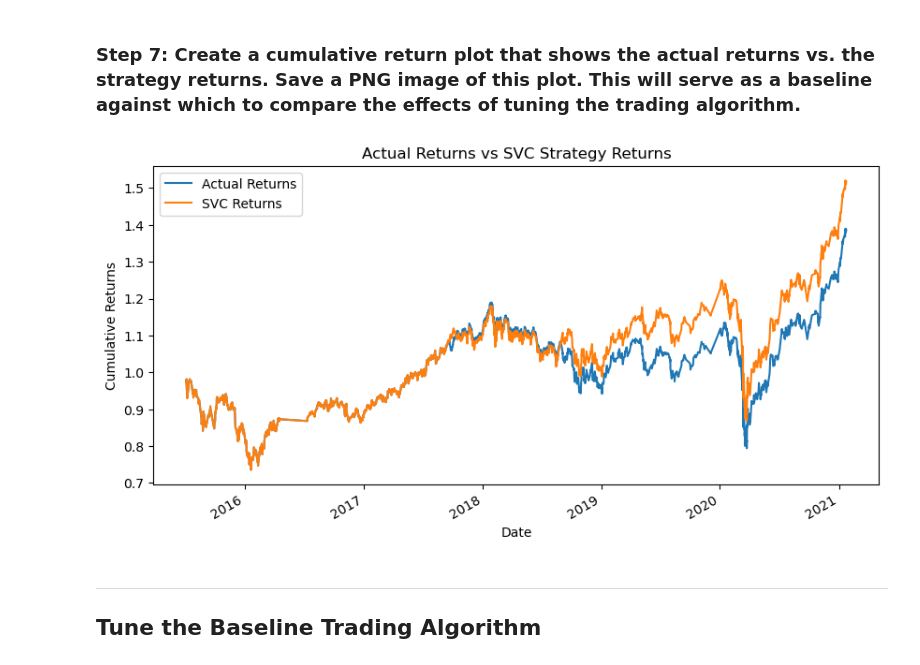
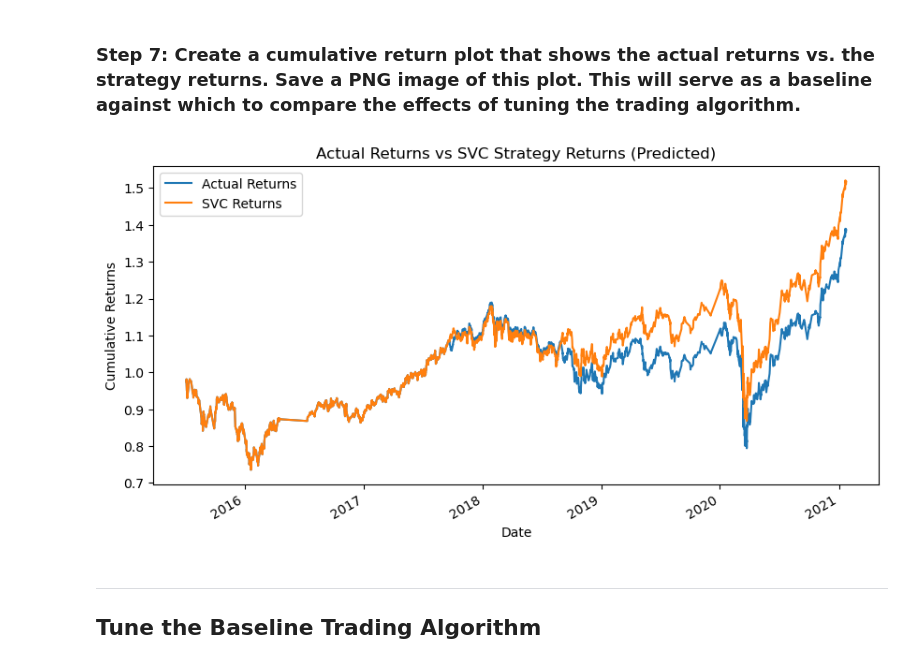
Before and after one commit to LUTOV001/14.AlgoTrading, a Jupyter notebook: machine_learning_trading_bot.ipynb, the cells around one changed output. Saved outputs shown, nothing was run; the diff lists cells and outputs as text; code cells hidden in the pictures.

```diff
--- a/machine_learning_trading_bot.ipynb
+++ b/machine_learning_trading_bot.ipynb
@@ -381,7 +379,7 @@ Report saved to ./Results/svc_report.txt
 svc_predictions_df = pd.DataFrame(index= X_test.index)
 
 # Add the SVM model predictions to the DataFrame
-svc_predictions_df['SVC Predicted Signal'] = svm_pred
+svc_predictions_df['SVC Predicted Signal'] = svc_pred
 
 # Add the actual returns to the DataFrame
 svc_predictions_df['Actual Returns'] = signals_df['Actual Returns']
@@ -412,21 +410,21 @@ display(svc_predictions_df.tail())
 # %%
 # Plot the actual returns versus the strategy returns
 
 svcfig, ax = plt.subplots(figsize=(10, 5))
 (1 + svc_predictions_df[["Actual Returns", "SVC Returns"]]).cumprod().plot(ax=ax)
 
 # Set plot title and labels
-ax.set_title('Actual Returns vs SVC Strategy Returns')
+ax.set_title('Actual Returns vs SVC Strategy Returns (Predicted)')
 ax.set_xlabel('Date')
 ax.set_ylabel('Cumulative Returns')
 
 # Save the plot as a PNG file
 plt.savefig('./Results/svc_returns_plot.png')
 
 # Display the plot
 plt.show()
 # %% [output]
-[figure, old version]
+[figure, new version]
 # %% [markdown]
 ---
 
```
Also changed, not shown: parts of 5 cells of this notebook, 3 other files.
